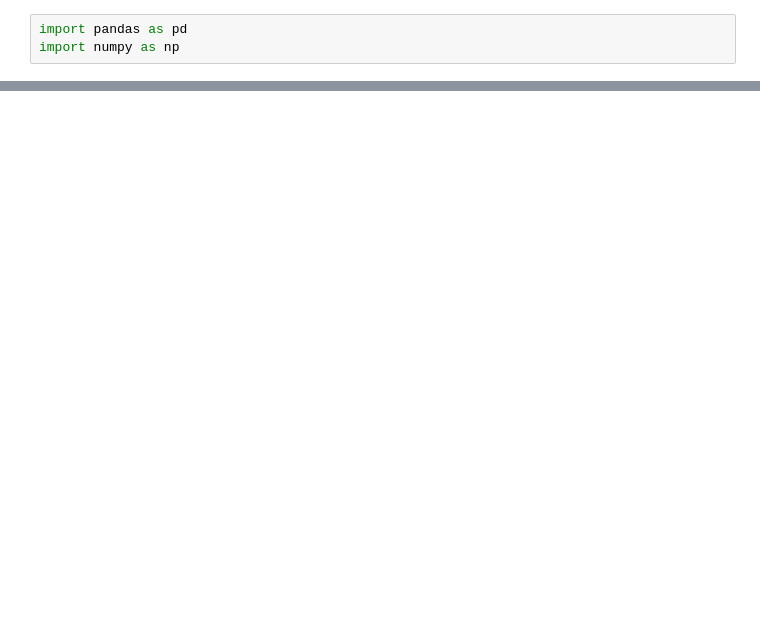
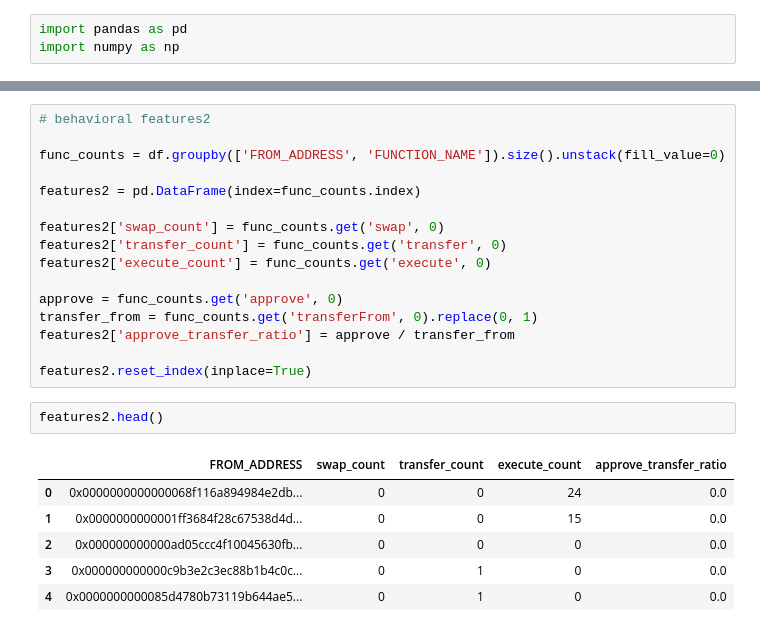
Before and after one commit to bellatrix-ds/ml-in-crypto, a Jupyter notebook: 03_Smart_Contract_Usage_Clustering/Smart_Contract_Usage_Clustering.ipynb, the cells around one changed output, grey strips where cells are left out. Cells and saved outputs as stored; diff of their text form; blank space fills up the shorter version.

```diff
--- a/03_Smart_Contract_Usage_Clustering/Smart_Contract_Usage_Clustering.ipynb
+++ b/03_Smart_Contract_Usage_Clustering/Smart_Contract_Usage_Clustering.ipynb
@@ -14,0 +261,25 @@ data.head()
+# %%
+# behavioral features2
+
+func_counts = df.groupby(['FROM_ADDRESS', 'FUNCTION_NAME']).size().unstack(fill_value=0)
+
+features2 = pd.DataFrame(index=func_counts.index)
+
+features2['swap_count'] = func_counts.get('swap', 0)
+features2['transfer_count'] = func_counts.get('transfer', 0)
+features2['execute_count'] = func_counts.get('execute', 0)
+
+approve = func_counts.get('approve', 0)
+transfer_from = func_counts.get('transferFrom', 0).replace(0, 1)
+features2['approve_transfer_ratio'] = approve / transfer_from
+
+features2.reset_index(inplace=True)
+# %%
+features2.head()
+# %% [output]
+|  | FROM_ADDRESS | swap_count | transfer_count | execute_count | approve_transfer_ratio |
+| 0 | 0x0000000000000068f116a894984e2db... | 0 | 0 | 24 | 0.0 |
+| 1 | 0x0000000000001ff3684f28c67538d4d... | 0 | 0 | 15 | 0.0 |
+| 2 | 0x000000000000ad05ccc4f10045630fb... | 0 | 0 | 0 | 0.0 |
+| 3 | 0x000000000000c9b3e2c3ec88b1b4c0c... | 0 | 1 | 0 | 0.0 |
+| 4 | 0x0000000000085d4780b73119b644ae5... | 0 | 1 | 0 | 0.0 |
```
Also changed, not shown: parts of 21 cells of this notebook, 4 other files.
